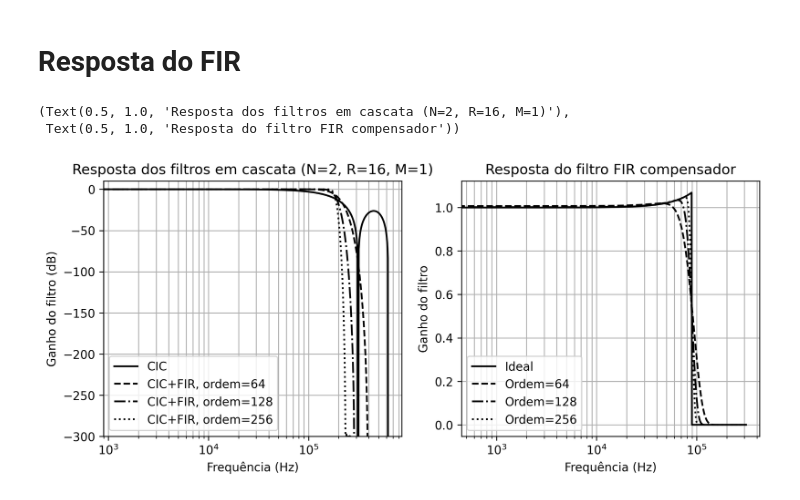
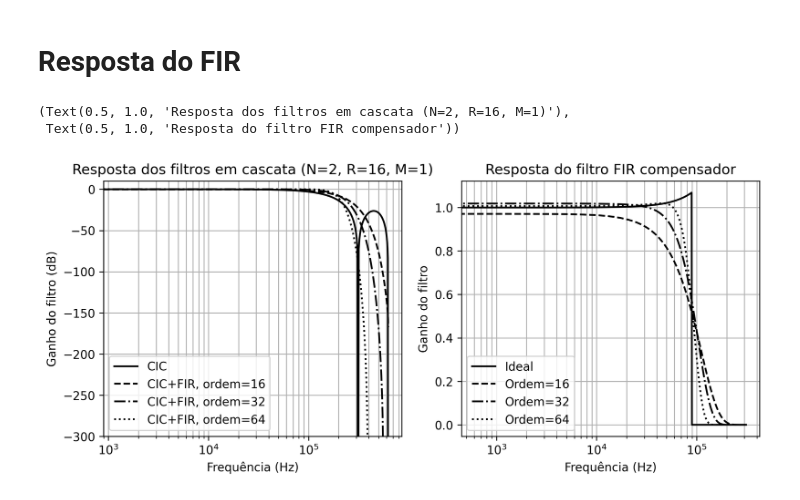
Before and after one commit to Lwao/mems2sd_esp32, a Jupyter notebook: python/PDMSignalProcessing/Filters.ipynb, the cells around one changed output. Saved outputs shown, nothing was run; the diff lists cells and outputs as text; code cells hidden in the pictures.

```diff
--- a/python/PDMSignalProcessing/Filters.ipynb
+++ b/python/PDMSignalProcessing/Filters.ipynb
@@ -215,33 +215,33 @@ def fir_response_sweep(order=64, r1=16, r2=8, r3=4):
     return freq_actual_fir, freq_desired_fir, freq_cic[freq_cic<=freq_actual_fir[-1]], mag_cascaded_filt_db, mag_cic_db[freq_cic<=freq_actual_fir[-1]], mag_comp_filt_db, inv_cic, mag_comp_filt
 # %%
 orders = [16, 32, 64]
-orders = [64, 128, 256]
+# orders = [64, 128, 256]
 styles = ['dashed', 'dashdot', 'dotted']
 
 r1, r2, r3 = 16, 8, 3.99
 
 fig, axs = plt.subplots(nrows=1, ncols=2, dpi=300, figsize=(10,4))
 
 for (index, order) in enumerate(orders):
     freq_actual_fir, freq_desired_fir, freq_cic, mag_cascaded_filt_db, mag_cic_db, mag_comp_filt_db, inv_cic, mag_comp_filt = fir_response_sweep(order, r1, r2, r3)
 
     if index==0:
         axs[0].semilogx(freq_cic, mag_cic_db, label="CIC", color='black', linestyle='solid')
         axs[1].semilogx(freq_desired_fir, inv_cic, label="Ideal", color='black', linestyle='solid')
 
     axs[0].semilogx(freq_actual_fir, mag_cascaded_filt_db, label="CIC+FIR, ordem=%d" % order, color='black', linestyle=styles[index])
     # axs[0].semilogx(freq_actual_fir, mag_comp_filt_db, label="FIR, ordem=%d" % order, color='black', linestyle='dotted')
 
     axs[1].semilogx(freq_desired_fir, mag_comp_filt, label="Ordem=%d" % order, color='black', linestyle=styles[index])
 
 range_ = [-300,10]
 axs[0].set_ylim(range_)
 axs[0].set_xlabel('Frequência (Hz)'), axs[1].set_xlabel('Frequência (Hz)')
 axs[0].set_ylabel('Ganho do filtro (dB)'), axs[1].set_ylabel('Ganho do filtro')
 axs[0].legend(), axs[1].legend()
 axs[0].grid(True, which="both"), axs[1].grid(True, which="both")
 axs[0].set_title("Resposta dos filtros em cascata (N=2, R=16, M=1)"), axs[1].set_title("Resposta do filtro FIR compensador")
 # %% [output]
 (Text(0.5, 1.0, 'Resposta dos filtros em cascata (N=2, R=16, M=1)'),
  Text(0.5, 1.0, 'Resposta do filtro FIR compensador'))
-[figure, old version]
+[figure, new version]
```
Also changed, not shown: 39 other files.
